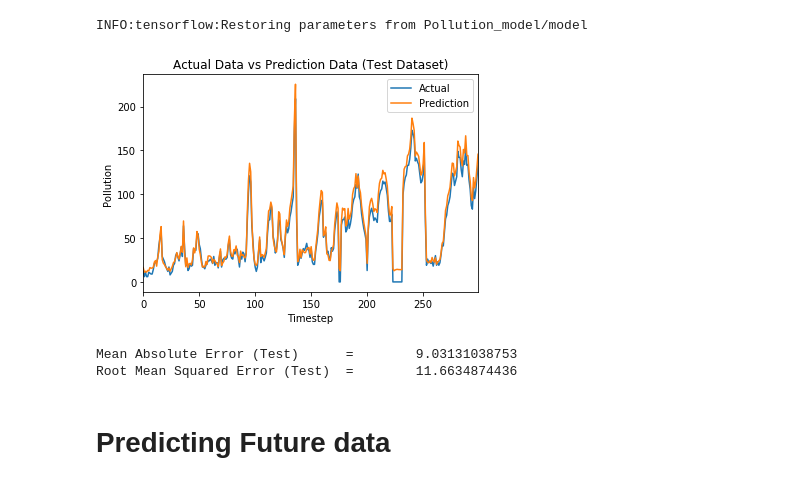
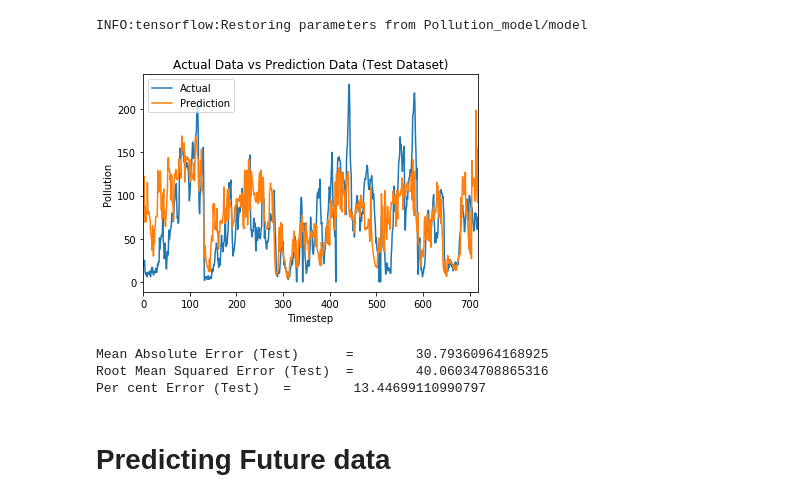
Before and after one commit to SAint7579/Hybrid_LSTM-DNN_PollutionForecasting, a Jupyter notebook: RNN_DNN_HYB.ipynb, the cells around one changed output. Saved outputs shown, nothing was run; the diff lists cells and outputs as text; code cells hidden in the pictures.

```diff
--- a/RNN_DNN_HYB.ipynb
+++ b/RNN_DNN_HYB.ipynb
@@ -104,7 +138,7 @@ N_OP = 1
 STEPS = 24*3
 LR = 0.0001
 #For 40k iterations
-ITER = 10000
+ITER = 40000
 #Output neurons for the LSTM and DNN layers
 N_OUT =128
 # %%
@@ -141,7 +179,7 @@ dropout_layer2 = tf.nn.dropout(connected_layer2,hold_proba,name="drop2")
 network_op = tf.sigmoid(dnn_layer(dropout_layer2,1),name="network_op")
 # %%
 #Creating the MAE loss function
-loss = tf.reduce_mean(tf.abs(network_op-y))
+loss = tf.losses.huber_loss(labels=network_op,predictions=y)
 #Creating the optimizer and trainer
 optim = tf.train.AdamOptimizer(learning_rate=LR)
 train = optim.minimize(loss)
@@ -186,36 +213,38 @@ with tf.Session() as sess:
     #Restoring the model
     saver.restore(sess, "Pollution_model/model")
     #Preparing batches
-    x_rnn_batch,x_dnn_batch,y_batch = next_batch(test_set_rnn,test_set_dnn,steps=3001)
+    x_rnn_batch,x_dnn_batch,y_batch = next_batch(test_set_rnn,test_set_dnn,steps=30*24)
     #Predicting the output
     output = sess.run(network_op, feed_dict={x_rnn:x_rnn_batch,x_dnn:x_dnn_batch, hold_proba:1.0})
 # %% [output]
 INFO:tensorflow:Restoring parameters from Pollution_model/model
 # %%
 #Inverse scaling the predicted and actual values
-y_inversed = pol_scaler.inverse_transform(y_batch.reshape(1,3001)[:,:-1]).reshape(-1,1)
-pred_inversed = pol_scaler.inverse_transform(output.reshape(1,3001)[:,1:]).reshape(-1,1)
+y_inversed = pol_scaler.inverse_transform(y_batch.reshape(1,30*24)[:,:-1]).reshape(-1,1)
+pred_inversed = pol_scaler.inverse_transform(output.reshape(1,30*24)[:,1:]).reshape(-1,1)
 dataframe = np.append(y_inversed,pred_inversed,1)
 # %%
 ##Creating the dataframe
 df = pd.DataFrame(dataframe,columns=['Actual','Prediction'])
 #Plotting the graph
-df[:300].plot()
+df[:30*24].plot()
 plt.title("Actual Data vs Prediction Data (Test Dataset)")
 plt.ylabel("Pollution")
 plt.xlabel('Timestep')
 plt.show()
 #Calculating MAE and RMSE error
 y_true = df['Actual'].values
 y_pred = df['Prediction'].values
 score_mae = mean_absolute_error(y_true,y_pred)
 score_mse = mean_squared_error(y_true,y_pred)
 print("Mean Absolute Error (Test)\t=\t",score_mae)
 print("Root Mean Squared Error (Test)\t=\t",score_mse**0.5)
+print("Per cent Error (Test)\t=\t",score_mae*100/df['Actual'].max())
 # %% [output]
-[figure, old version]
+[figure, new version]
-Mean Absolute Error (Test)      =        9.03131038753
-Root Mean Squared Error (Test)  =        11.6634874436
+Mean Absolute Error (Test)      =        30.79360964168925
+Root Mean Squared Error (Test)  =        40.06034708865316
+Per cent Error (Test)   =        13.44699110990797
 # %%
 #Converting dataset to spreadsheet
 df.to_csv('prediction.csv')
```
Also changed, not shown: parts of 12 cells of this notebook, 11 other files.
